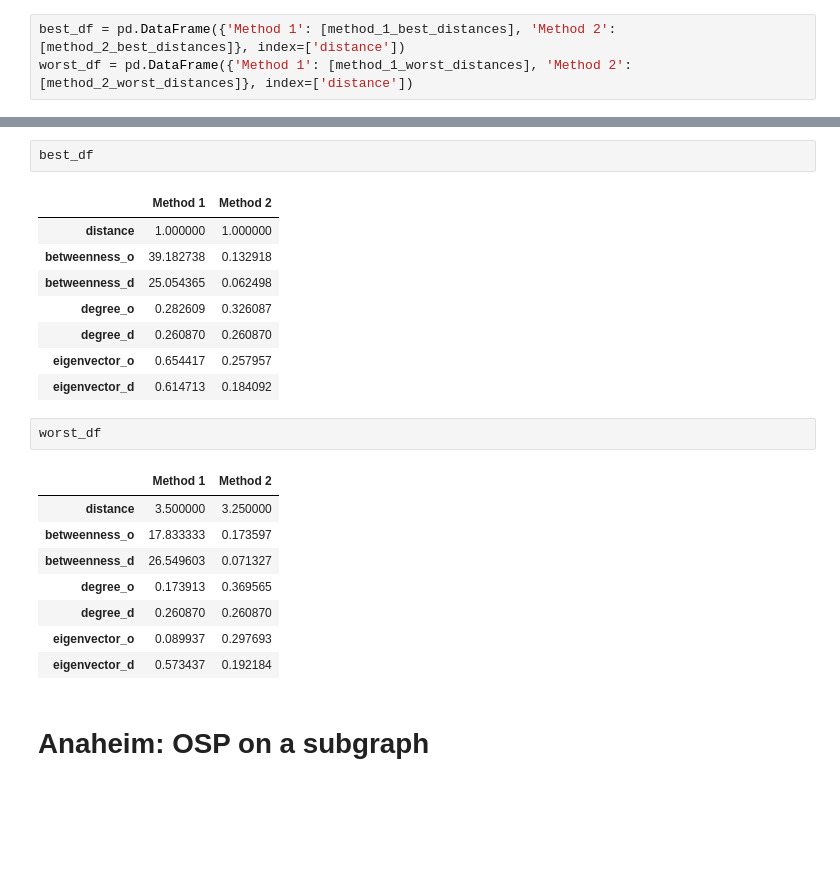
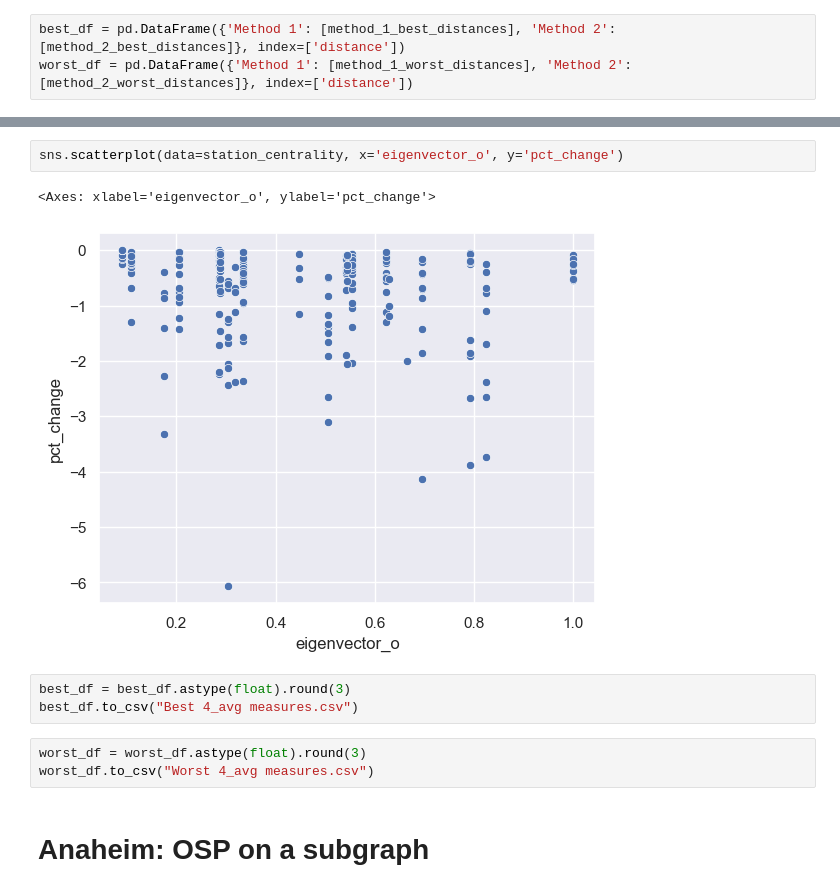
Before and after one commit to 4Freye/bike-stations, a Jupyter notebook: Implementation method 1 - Sioux Falls & Anaheim.ipynb, the cells around one changed output, grey strips where cells are left out. Drawn from its saved outputs; the diff is of its cells as text; blank space fills up the shorter version.

Commit message:
updating method 1 :art:

```diff
--- a/Implementation method 1 - Sioux Falls & Anaheim.ipynb
+++ b/Implementation method 1 - Sioux Falls & Anaheim.ipynb
@@ -698,25 +820,14 @@ worst_df = pd.concat([worst_df, worst_df_a], axis=0)
-# %%
-best_df
-# %% [output]
-|  | Method 1 | Method 2 |
-| distance | 1.000000 | 1.000000 |
-| betweenness_o | 39.182738 | 0.132918 |
-| betweenness_d | 25.054365 | 0.062498 |
-| degree_o | 0.282609 | 0.326087 |
-| degree_d | 0.260870 | 0.260870 |
-| eigenvector_o | 0.654417 | 0.257957 |
-| eigenvector_d | 0.614713 | 0.184092 |
-# %%
-worst_df
-# %% [output]
-|  | Method 1 | Method 2 |
-| distance | 3.500000 | 3.250000 |
-| betweenness_o | 17.833333 | 0.173597 |
-| betweenness_d | 26.549603 | 0.071327 |
-| degree_o | 0.173913 | 0.369565 |
-| degree_d | 0.260870 | 0.260870 |
-| eigenvector_o | 0.089937 | 0.297693 |
-| eigenvector_d | 0.573437 | 0.192184 |
+# %%
+sns.scatterplot(data=station_centrality, x='eigenvector_o', y='pct_change')
+# %% [output]
+<Axes: xlabel='eigenvector_o', ylabel='pct_change'>
+[figure, added]
+# %%
+best_df = best_df.astype(float).round(3)
+best_df.to_csv("Best 4_avg measures.csv")
+# %%
+worst_df = worst_df.astype(float).round(3)
+worst_df.to_csv("Worst 4_avg measures.csv")
 # %% [markdown]
 # Anaheim: OSP on a subgraph
 # %% [markdown]
```
Also changed, not shown: parts of 18 cells of this notebook, 6 other files.
